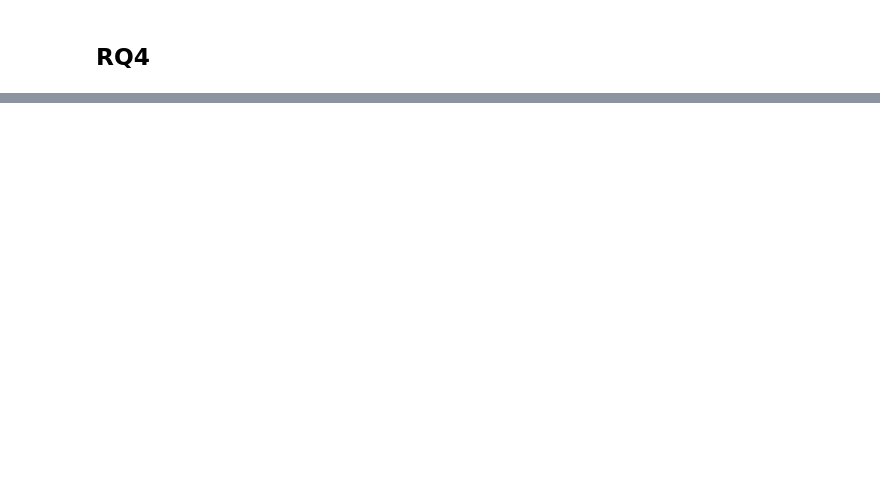
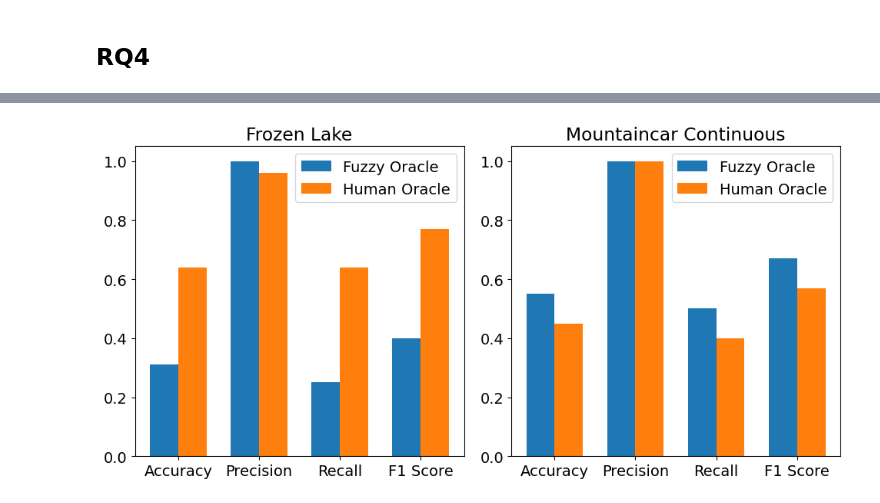
Before and after one commit to QixinWangCpsLab/RL-testing-new, a Jupyter notebook: RLTesting/logs/log_analysis.ipynb, the cells around one changed output, grey strips where cells are left out. Drawn from its saved outputs; the diff is of its cells as text; code cells hidden in the pictures; blank space fills up the shorter version.

```diff
--- a/RLTesting/logs/log_analysis.ipynb
+++ b/RLTesting/logs/log_analysis.ipynb
@@ -150,7 +217,7 @@ Mountaincar Continuous  A2C                    1               1
 import pandas as pd
 
 # 读取CSV文件
-data = pd.read_csv('Oracle Result 2.csv', skiprows=1, header=0)
+data = pd.read_csv('Oracle Result 2_New.csv', skiprows=1, header=0)
 
 # 定义阈值
 fuzzy_threshold = 0.7
@@ -206,7 +324,7 @@ Recall: 0.38
 import pandas as pd
 
 # 读取CSV文件
-data = pd.read_csv('Oracle Result 4.csv', skiprows=1, header=0)
+data = pd.read_csv('Oracle Result 2_New.csv', skiprows=1, header=0)
 
 # 获取真实标签
 data['True_Label'] = data['Bug No.'].apply(lambda x: 'Negative' if x == 'bug-free' else 'Positive')
@@ -227,7 +345,7 @@ def calculate_metrics(y_true, y_pred):
     recall = tp / (tp + fn) if (tp + fn) > 0 else 0
     f1 = 2 * (precision * recall) / (precision + recall) if (precision + recall) > 0 else 0
 
-    return [accuracy, precision, recall, f1]
+    return [tp, fp, tn, fn, accuracy, precision, recall, f1]
 
 # 获取不同的Environment
 environments = data['Testbed'].unique()
@@ -246,14 +364,6 @@ for env in environments:
     human_metrics = calculate_metrics(env_data['True_Label'], env_data['Human_Prediction'])
     print("Human Oracle:")
     print("Accuracy: {:.2f}, Precision: {:.2f}, Recall: {:.2f}, F1 Score: {:.2f}".format(*human_metrics))
-
-    # 比较两种Oracle的F1 Score
-    if fuzzy_metrics[3] > human_metrics[3]:
-        print("Fuzzy Oracle的性能更优\n")
-    elif fuzzy_metrics[3] < human_metrics[3]:
-        print("Human Oracle的性能更优\n")
-    else:
-        print("两种Oracle的性能相当\n")
 # %% [output]
 Environment: Frozen Lake
 Fuzzy Oracle:
@@ -466,0 +610,76 @@ plt.show()
+# %%
+import matplotlib.pyplot as plt
+import numpy as np
+
+# 定义数据
+environments = ['Frozen Lake', 'Mountaincar Continuous']
+algorithms = ['A2C', 'DQN', 'PPO']
+bug_categories = ['Updating network', 'Training', 'Model', 'Exploring the enviroment']
+
+fuzzy_metrics = {
+    'Frozen Lake': [0.31, 1.0, 0.25, 0.40],
+    'Mountaincar Continuous': [0.55, 1.00, 0.50, 0.67],
+    'A2C': [0.55, 1.00, 0.50, 0.67],
+    'DQN': [0.50, 1.0, 0.47, 0.64],
+    'PPO': [0.20, 1.00, 0.13, 0.23],
+    'Updating network': [0.38, 1.00, 0.38, 0.55],
+    'Training': [0.35, 1.00, 0.35, 0.52],
+    'Model': [0.33, 1.00, 0.33, 0.50],
+    'Exploring the enviroment': [0.50, 1.00, 0.50, 0.67]
+}
+
+human_metrics = {
+    'Frozen Lake': [0.64, 0.96, 0.64, 0.77],
+    'Mountaincar Continuous': [0.45, 1.00, 0.40, 0.57],
+    'A2C': [0.50, 1.00, 0.44, 0.62],
+    'DQN': [0.81, 0.93, 0.87, 0.90],
+    'PPO': [0.48, 1.00, 0.43, 0.61],
+    'Updating network': [0.50, 1.00, 0.50, 0.67],
+    'Training': [0.55, 1.00, 0.55, 0.71],
+    'Model': [0.50, 1.00, 0.50, 0.67],
+    'Exploring the enviroment': [1.00, 1.00, 1.00, 1.00]
+}
+
+metrics = ['Accuracy', 'Precision', 'Recall', 'F1 Score']
+
+# 设置字体大小
+plt.rcParams.update({'font.size': 14})
+
+# 绘制不同环境下的性能比较
+fig, axs = plt.subplots(1, 2, figsize=(10, 5))
+x = np.arange(len(metrics))
+width = 0.35
+
+for i, env in enumerate(environments):
+    axs[i].bar(x - width/2, fuzzy_metrics[env], width, label='Fuzzy Oracle')
+    axs[i].bar(x + width/2, human_metrics[env], width, label='Human Oracle')
+    axs[i].set_title(env)
+    axs[i].set_xticks(x)
+    axs[i].set_xticklabels(metrics)
+    axs[i].legend()
+
+plt.tight_layout()
+plt.show()
+
+# 绘制不同算法下的性能比较
+fig = plt.figure(figsize=(15, 10))
+gs = fig.add_gridspec(2, 3)
+x = np.arange(len(metrics))
+width = 0.35
+
+for i, algo in enumerate(algorithms):
+    if i == 0:
+        ax = fig.add_subplot(gs[0, 1])
+    else:
+        ax = fig.add_subplot(gs[1, i-1])
+    ax.bar(x - width/2, fuzzy_metrics[algo], width, label='Fuzzy Oracle')
+    ax.bar(x + width/2, human_metrics[algo], width, label='Human Oracle')
+    ax.set_title(algo)
+    ax.set_xticks(x)
+    ax.set_xticklabels(metrics)
+    ax.legend()
+
+plt.tight_layout()
+plt.show()
+# %% [output]
+[figure, added]
```
Also changed, not shown: parts of 10 cells of this notebook, 7 other files.
